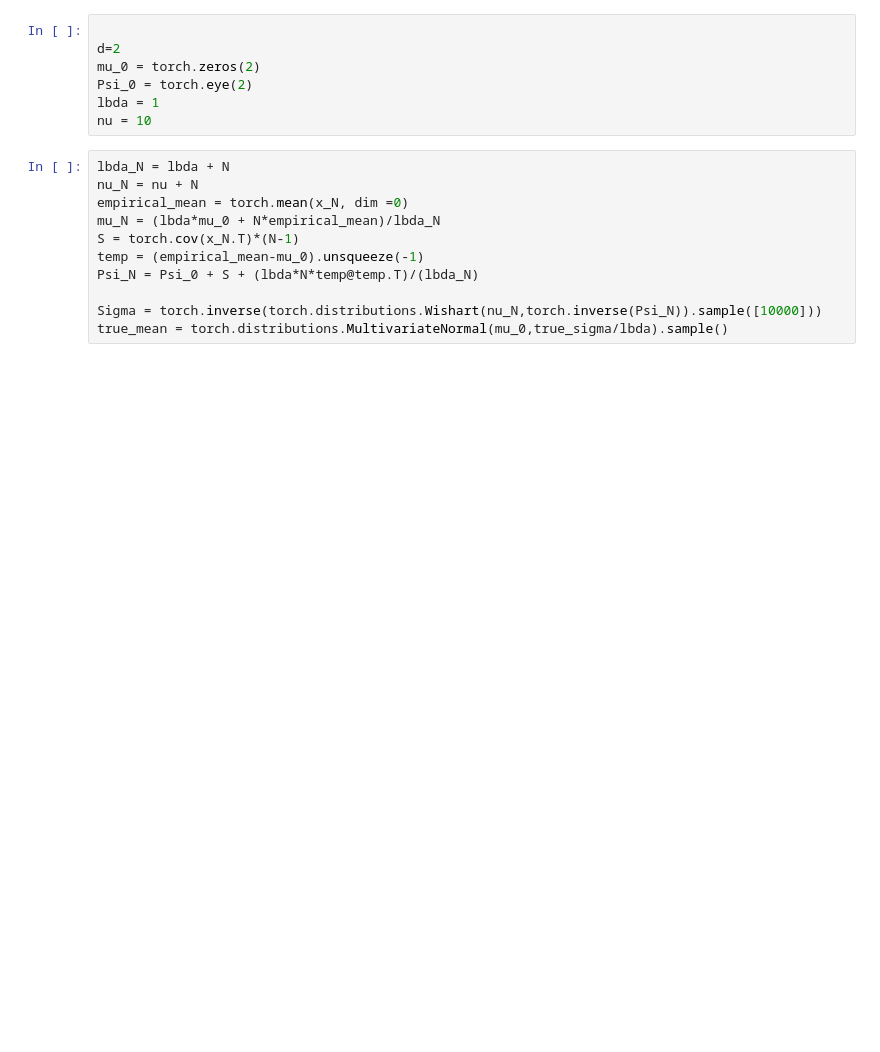
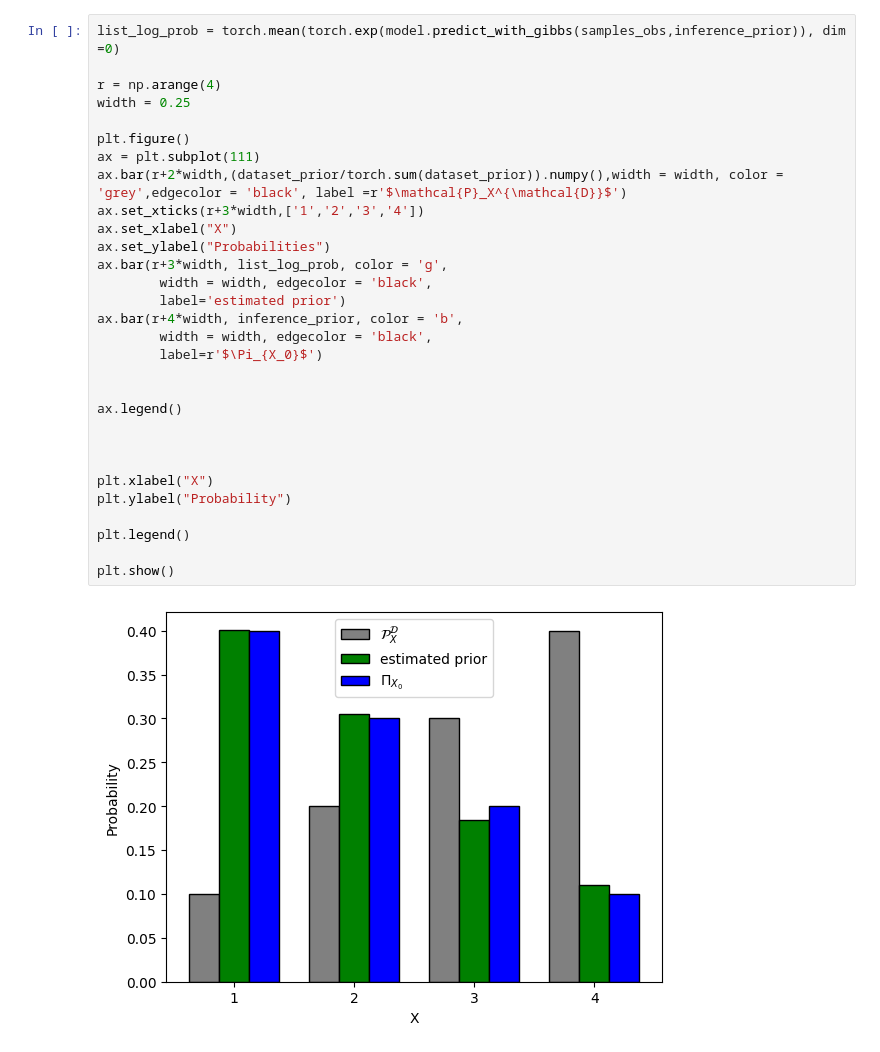
Before and after one commit to ElouanARGOUARCH/experiments, a Jupyter notebook: uncertainty/prior_classif/Gaussian Classif.ipynb, the cells around one changed output. Cells and saved outputs as stored; diff of their text form; blank space fills up the shorter version.

```diff
--- a/uncertainty/prior_classif/Gaussian Classif.ipynb
+++ b/uncertainty/prior_classif/Gaussian Classif.ipynb
@@ -139,18 +131,32 @@ with torch.no_grad():
-# %%
-
-d=2
-mu_0 = torch.zeros(2)
-Psi_0 = torch.eye(2)
-lbda = 1
-nu = 10
-# %%
-lbda_N = lbda + N
-nu_N = nu + N
-empirical_mean = torch.mean(x_N, dim =0)
-mu_N = (lbda*mu_0 + N*empirical_mean)/lbda_N
-S = torch.cov(x_N.T)*(N-1)
-temp = (empirical_mean-mu_0).unsqueeze(-1)
-Psi_N = Psi_0 + S + (lbda*N*temp@temp.T)/(lbda_N)
-
-Sigma = torch.inverse(torch.distributions.Wishart(nu_N,torch.inverse(Psi_N)).sample([10000]))
-true_mean = torch.distributions.MultivariateNormal(mu_0,true_sigma/lbda).sample()
+# %%
+list_log_prob = torch.mean(torch.exp(model.predict_with_gibbs(samples_obs,inference_prior)), dim =0)
+
+r = np.arange(4)
+width = 0.25
+
+plt.figure()
+ax = plt.subplot(111)
+ax.bar(r+2*width,(dataset_prior/torch.sum(dataset_prior)).numpy(),width = width, color = 'grey',edgecolor = 'black', label =r'$\mathcal{P}_X^{\mathcal{D}}$')
+ax.set_xticks(r+3*width,['1','2','3','4'])
+ax.set_xlabel("X")
+ax.set_ylabel("Probabilities")
+ax.bar(r+3*width, list_log_prob, color = 'g',
+        width = width, edgecolor = 'black',
+        label='estimated prior')
+ax.bar(r+4*width, inference_prior, color = 'b',
+        width = width, edgecolor = 'black',
+        label=r'$\Pi_{X_0}$')
+
+
+ax.legend()
+
+
+
+plt.xlabel("X")
+plt.ylabel("Probability")
+
+plt.legend()
+
+plt.show()
+# %% [output]
+[figure, added]
```
Also changed, not shown: parts of 7 cells of this notebook, 4 other files.
